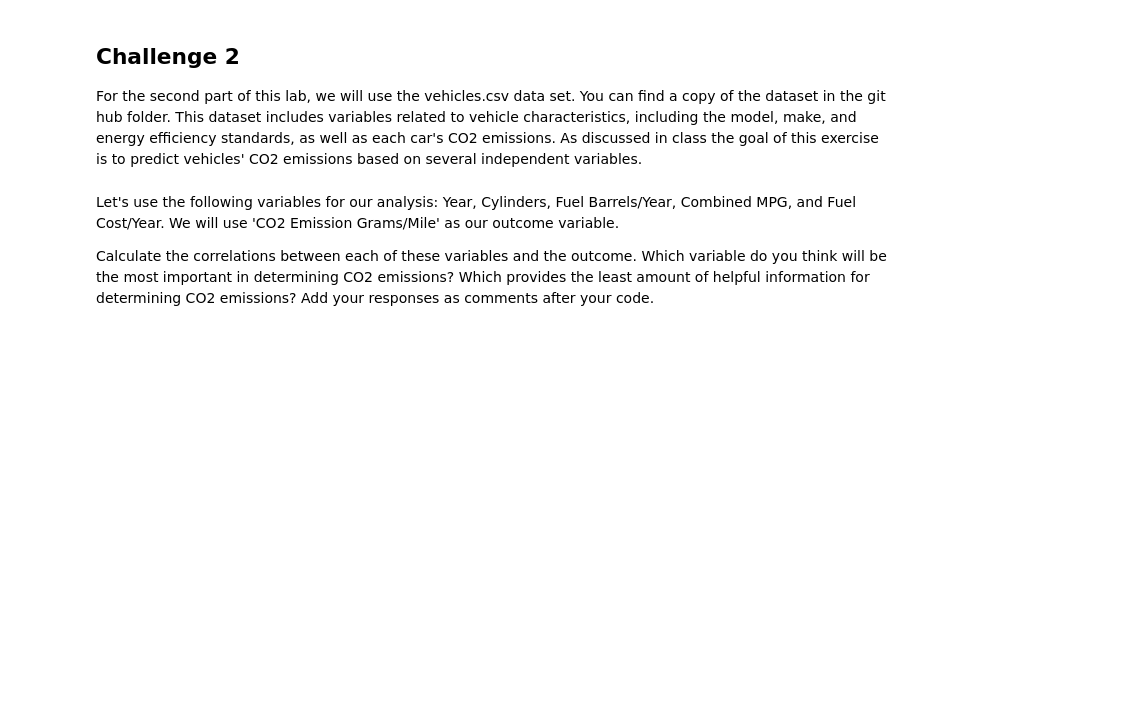
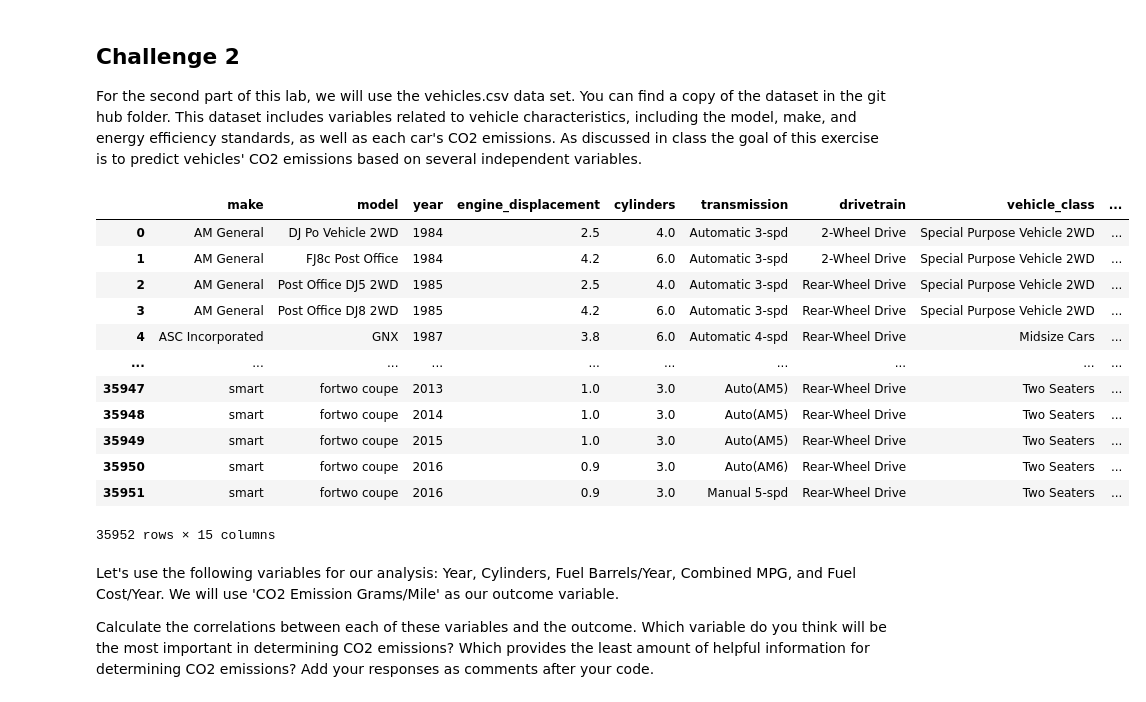
Before and after one commit to Ironhack-data-bcn-oct-2023/lab-regression-analysis, a Jupyter notebook: your-code.ipynb, the cells around one changed output. Cells and saved outputs as stored; diff of their text form; code cells hidden in the pictures; blank space fills up the shorter version.

```diff
--- a/your-code.ipynb
+++ b/your-code.ipynb
@@ -62,3 +146,31 @@ For the second part of this lab, we will use the vehicles.csv data set. You can
+# %%
+# Import any libraries you may need & the data
+df = pd.read_csv("vehicles.csv")
+df.head()
+
+def columns_for_sql(df):
+    column = pd.Series(df.columns).apply(lambda x: x.lower().replace(" ","_"))
+    column = column.apply(lambda x: re.sub("[^A-Za-z0-9|_]","",x))
+    column = list(column)
+    df.columns = column
+    return df
+
+df = columns_for_sql(df)
+df
+# %% [output]
+|  | make | model | year | engine_displacement | cylinders | transmission | drivetrain | vehicle_class | ... |
+| 0 | AM General | DJ Po Vehicle 2WD | 1984 | 2.5 | 4.0 | Automatic 3-spd | 2-Wheel Drive | Special Purpose Vehicle 2WD | ... |
+| 1 | AM General | FJ8c Post Office | 1984 | 4.2 | 6.0 | Automatic 3-spd | 2-Wheel Drive | Special Purpose Vehicle 2WD | ... |
+| 2 | AM General | Post Office DJ5 2WD | 1985 | 2.5 | 4.0 | Automatic 3-spd | Rear-Wheel Drive | Special Purpose Vehicle 2WD | ... |
+| 3 | AM General | Post Office DJ8 2WD | 1985 | 4.2 | 6.0 | Automatic 3-spd | Rear-Wheel Drive | Special Purpose Vehicle 2WD | ... |
+| 4 | ASC Incorporated | GNX | 1987 | 3.8 | 6.0 | Automatic 4-spd | Rear-Wheel Drive | Midsize Cars | ... |
+| ... | ... | ... | ... | ... | ... | ... | ... | ... | ... |
+| 35947 | smart | fortwo coupe | 2013 | 1.0 | 3.0 | Auto(AM5) | Rear-Wheel Drive | Two Seaters | ... |
+| 35948 | smart | fortwo coupe | 2014 | 1.0 | 3.0 | Auto(AM5) | Rear-Wheel Drive | Two Seaters | ... |
+| 35949 | smart | fortwo coupe | 2015 | 1.0 | 3.0 | Auto(AM5) | Rear-Wheel Drive | Two Seaters | ... |
+| 35950 | smart | fortwo coupe | 2016 | 0.9 | 3.0 | Auto(AM6) | Rear-Wheel Drive | Two Seaters | ... |
+| 35951 | smart | fortwo coupe | 2016 | 0.9 | 3.0 | Manual 5-spd | Rear-Wheel Drive | Two Seaters | ... |
+35952 rows × 15 columns
 # %% [markdown]
 Let's use the following variables for our analysis: Year, Cylinders, Fuel Barrels/Year, Combined MPG, and Fuel Cost/Year. We will use 'CO2 Emission Grams/Mile' as our outcome variable.
 
```
Also changed, not shown: parts of 21 cells of this notebook.
